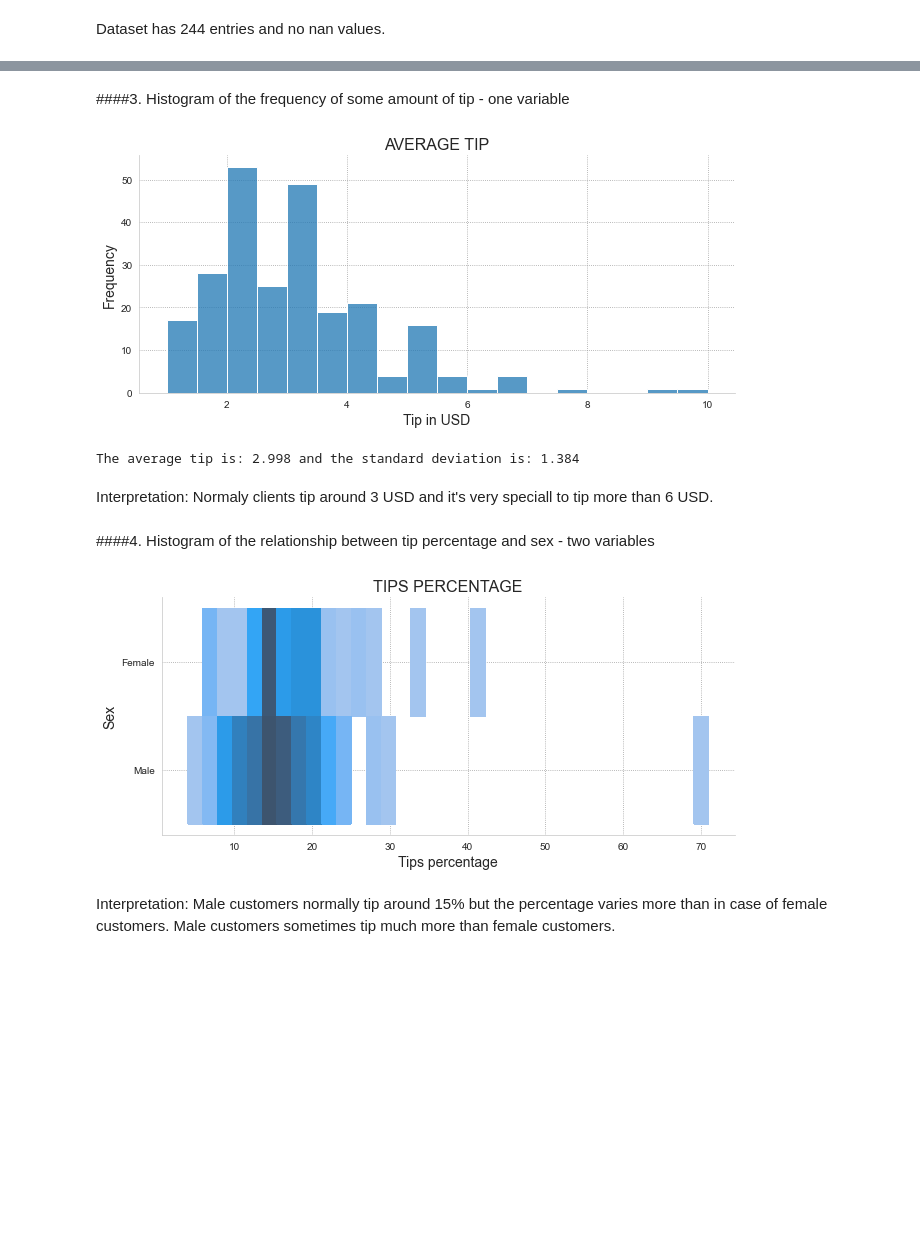
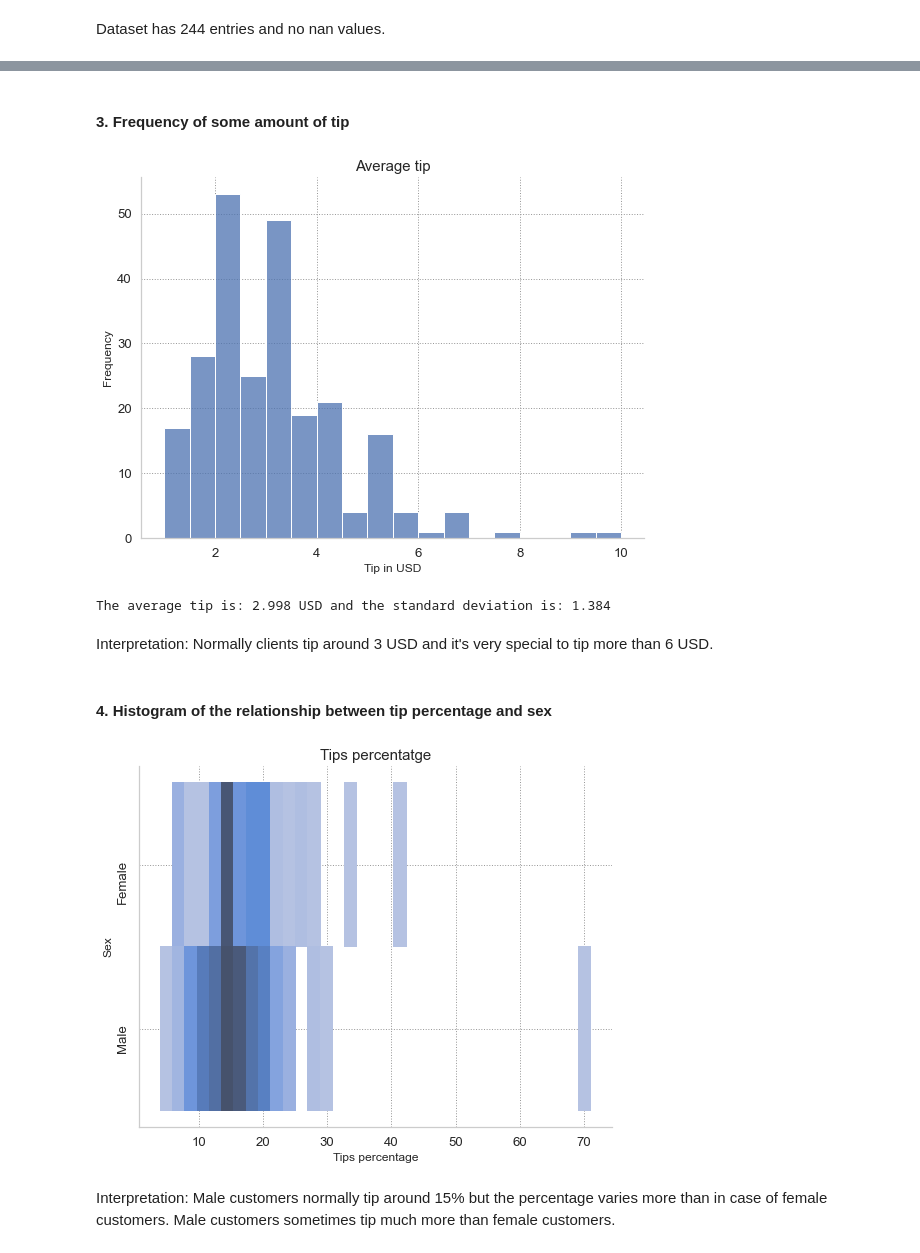
Before and after one commit to dominikapetru/visualitzacio_grafica_de_multiples_variables, a Jupyter notebook: Sprint4_T02.ipynb, the cells around one changed output, grey strips where cells are left out. Drawn from its saved outputs; the diff is of its cells as text; code cells hidden in the pictures; blank space fills up the shorter version.

```diff
--- a/Sprint4_T02.ipynb
+++ b/Sprint4_T02.ipynb
@@ -61,30 +80,27 @@ df.sample(4)
 # %% [markdown]
-####3. Histogram of the frequency of some amount of tip - one variable
+#### 3. Frequency of some amount of tip
 # %%
 x = df.tip.mean()
 x = round(x, 3)
 
 y = df.tip.std()
 y = round(y, 3)
 
 sns.set_style('whitegrid', {"grid.color": ".6", "grid.linestyle": ":"})
-a = sns.displot(x='tip',
-            data=df,
-            height=4, aspect=9/4)
-sns.set(font_scale=1.2)
+sns.displot(x='tip',data=df,height=6, aspect=8/6)
 
-plt.title('AVERAGE TIP', fontsize = 16)
-plt.ylabel('Frequency',fontsize = 14)
-plt.xlabel('Tip in USD', fontsize = 14)
+plt.title('Average tip', fontsize = 15)
+plt.ylabel('Frequency',fontsize = 12)
+plt.xlabel('Tip in USD', fontsize = 12)
 plt.show()
-print('The average tip is:',x,'and the standard deviation is:',y)
+print('The average tip is:',x,'USD and the standard deviation is:',y)
 # %% [output]
-[figure, old version]
+[figure, new version]
-The average tip is: 2.998 and the standard deviation is: 1.384
+The average tip is: 2.998 USD and the standard deviation is: 1.384
 # %% [markdown]
-Interpretation: Normaly clients tip around 3 USD and it's very speciall to tip more than 6 USD.
+Interpretation: Normally clients tip around 3 USD and it's very special to tip more than 6 USD.
 # %% [markdown]
-####4. Histogram of the relationship between tip percentage and sex - two variables
+#### 4. Histogram of the relationship between tip percentage and sex
 # %%
 #Step1: Prepare some data
 tips = df
@@ -93,17 +109,17 @@ tips = df
 sns.set_style('whitegrid', {"grid.color": ".6", "grid.linestyle": ":"})
 
 #Step3: Plot with Seaborn
-a = sns.displot(x='tip_pct', y='sex',
+sns.displot(x='tip_pct', y='sex',
             data=df,
-            height=4, aspect=9/4)
+            height=6, aspect=8/6)
 
-sns.set(font_scale=1.2)
-plt.title('TIPS PERCENTAGE', fontsize = 16)
-plt.xlabel('Tips percentage', fontsize = 14)
-plt.ylabel('Sex', fontsize = 14)
-plt.show(a)
+plt.title('Tips percentatge', fontsize = 15)
+plt.xlabel('Tips percentage', fontsize = 12)
+plt.ylabel('Sex', fontsize = 12)
+plt.yticks(rotation=90)
+plt.show()
 # %% [output]
-[figure, old version]
+[figure, new version]
 # %% [markdown]
 Interpretation: Male customers normally tip around 15% but the percentage varies more than in case of female customers. Male customers sometimes tip much more than female customers.
 # %%
```
Also changed, not shown: parts of 47 cells of this notebook.
